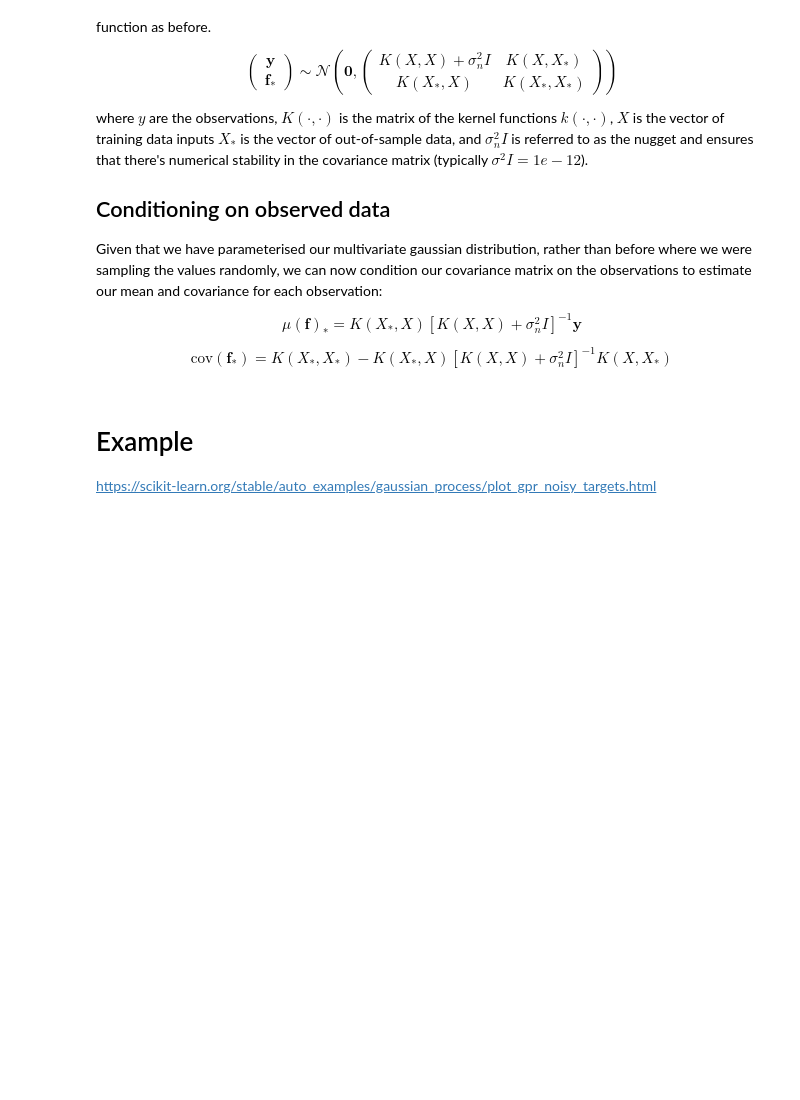
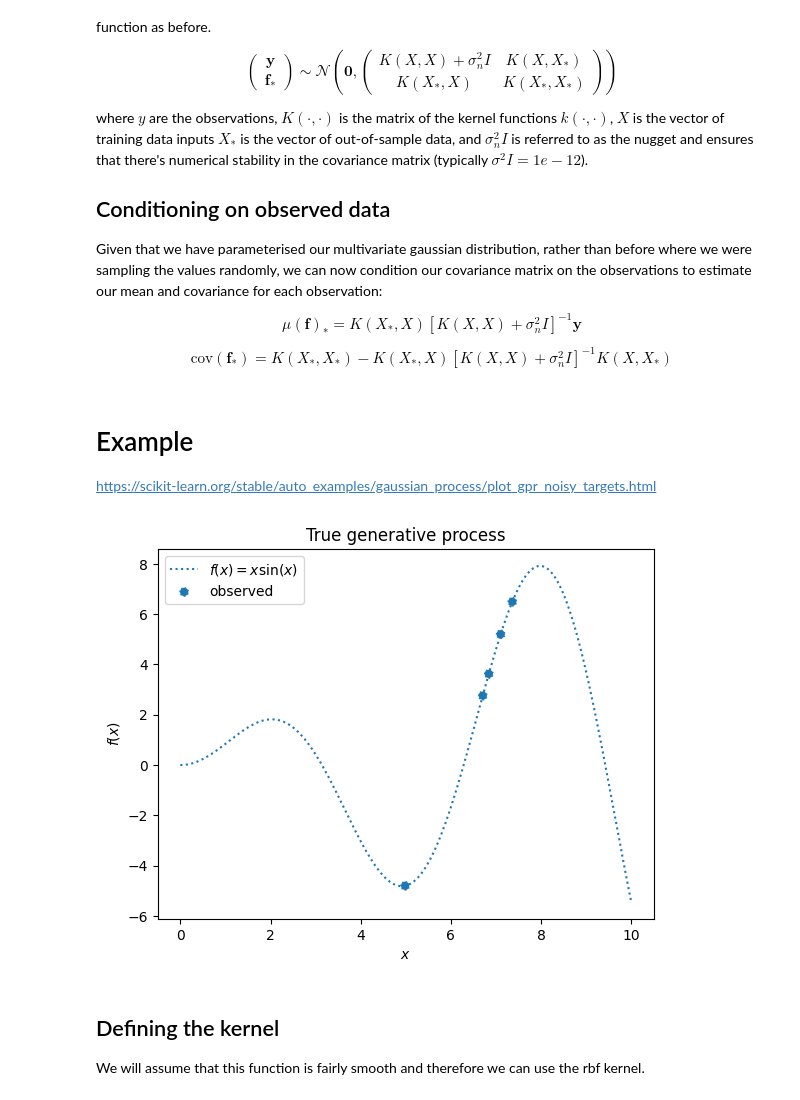
Before and after one commit to dtu-qmcm/bayesian_statistics_for_computational_biology, a Jupyter notebook: course/theory-6-gps.ipynb, the cells around one changed output. Drawn from its saved outputs; the diff is of its cells as text; code cells hidden in the pictures; blank space fills up the shorter version.

```diff
--- a/course/theory-6-gps.ipynb
+++ b/course/theory-6-gps.ipynb
@@ -176,3 +176,33 @@ $$\text{cov}(\mathbf{f}_*) = K(X_*, X_*) - K(X_*, X) [K(X, X) + \sigma_n^2 I]^{-
 # %% [markdown]
 # Example
 https://scikit-learn.org/stable/auto_examples/gaussian_process/plot_gpr_noisy_targets.html
+# %%
+import numpy as np
+import matplotlib.pyplot as plt
+
+def gen(X):
+    return X*np.sin(X)
+
+num_samples = 100
+num_measurements = 5
+start=0
+stop=10
+X = np.linspace(start=start, stop=stop, num=1000)
+x_meas = np.random.rand(num_measurements)*(stop-start)
+y = gen(X)
+y_meas = gen(x_meas)
+
+plt.plot(X, y, label=r"$f(x) = x \sin(x)$", linestyle="dotted")
+plt.legend()
+plt.xlabel("$x$")
+plt.ylabel("$f(x)$")
+plt.scatter(x_meas, y_meas, label=r"observed", linestyle="dotted")
+plt.legend()
+plt.xlabel("$x$")
+plt.ylabel("$f(x)$")
+_ = plt.title("True generative process")
+# %% [output]
+[figure, added]
+# %% [markdown]
+## Defining the kernel
+We will assume that this function is fairly smooth and therefore we can use the rbf kernel.
```
Also changed, not shown: parts of 2 cells of this notebook.
